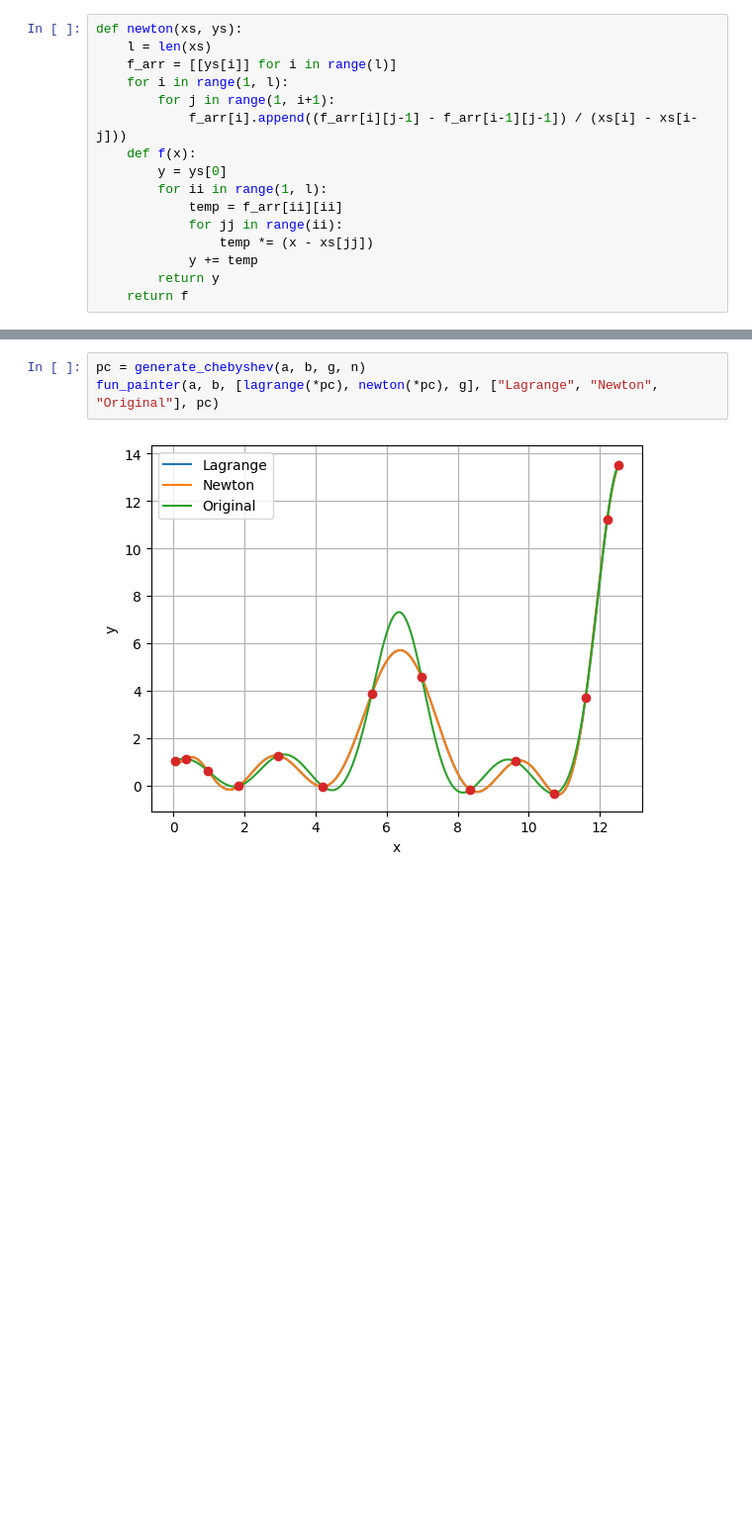
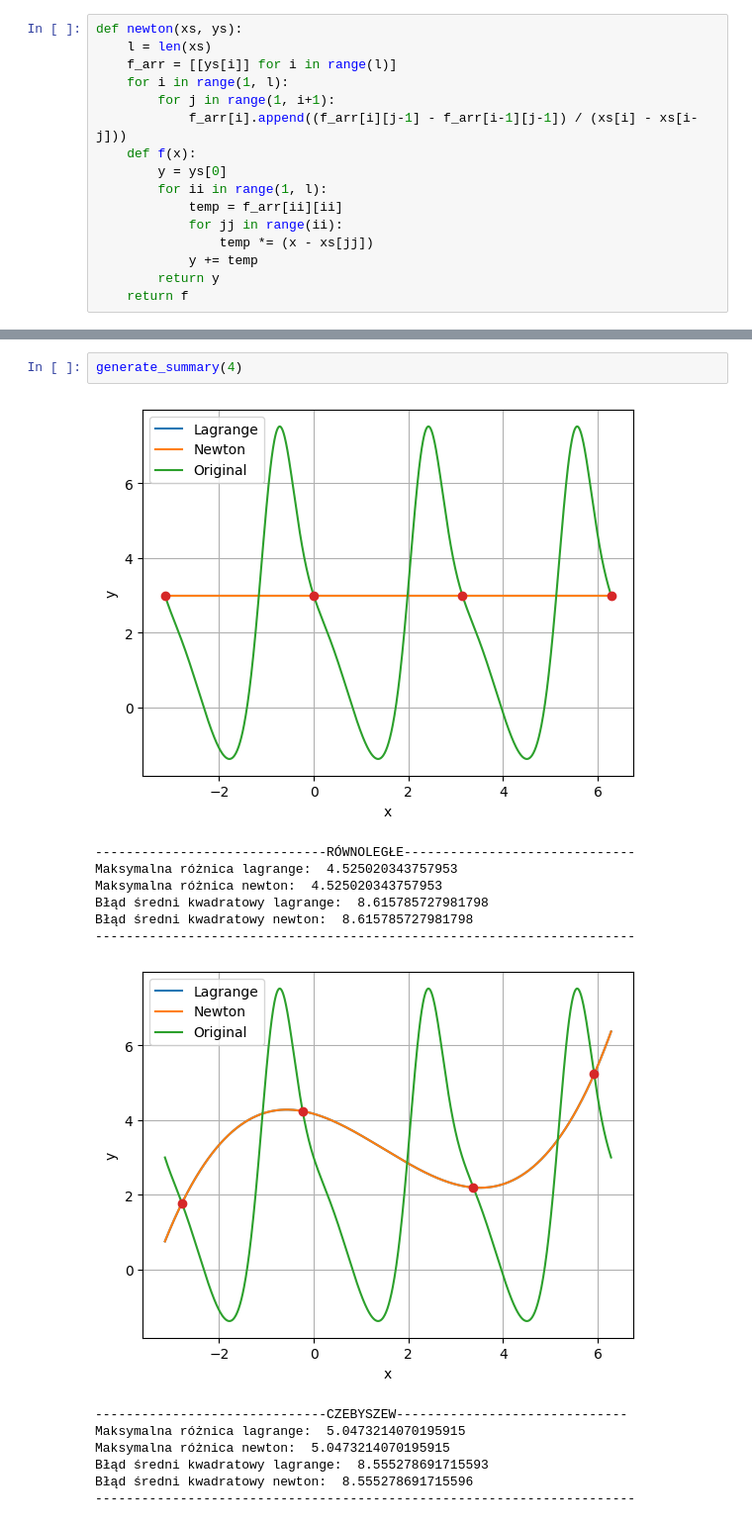
Before and after one commit to podedworny/MOwNiT_excercises, a Jupyter notebook: zad2/zad2.ipynb, the cells around one changed output, grey strips where cells are left out. Shown at 99% size. Cells and saved outputs as stored; diff of their text form; blank space fills up the shorter version.

```diff
--- a/zad2/zad2.ipynb
+++ b/zad2/zad2.ipynb
@@ -88,5 +139,17 @@ fun_painter(a, b, [lagrange(*pr), newton(*pr), g], ["Lagrange","Newton", "Origin
-# %%
-pc = generate_chebyshev(a, b, g, n)
-fun_painter(a, b, [lagrange(*pc), newton(*pc), g], ["Lagrange", "Newton", "Original"], pc)
-# %% [output]
-[figure, removed]
+# %%
+generate_summary(4)
+# %% [output]
+[figure, added]
+------------------------------RÓWNOLEGŁE------------------------------
+Maksymalna różnica lagrange:  4.525020343757953
+Maksymalna różnica newton:  4.525020343757953
+Błąd średni kwadratowy lagrange:  8.615785727981798
+Błąd średni kwadratowy newton:  8.615785727981798
+----------------------------------------------------------------------
+[figure, added]
+------------------------------CZEBYSZEW------------------------------
+Maksymalna różnica lagrange:  5.0473214070195915
+Maksymalna różnica newton:  5.0473214070195915
+Błąd średni kwadratowy lagrange:  8.555278691715593
+Błąd średni kwadratowy newton:  8.555278691715596
+----------------------------------------------------------------------
```
Also changed, not shown: parts of 16 cells of this notebook.
